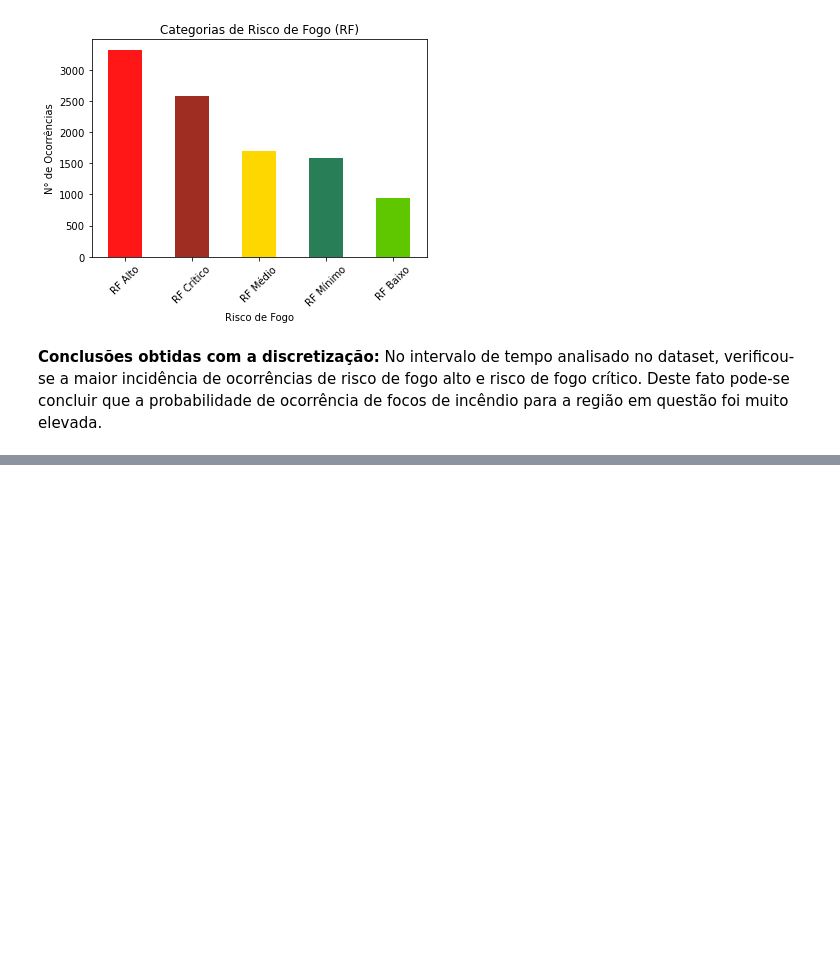
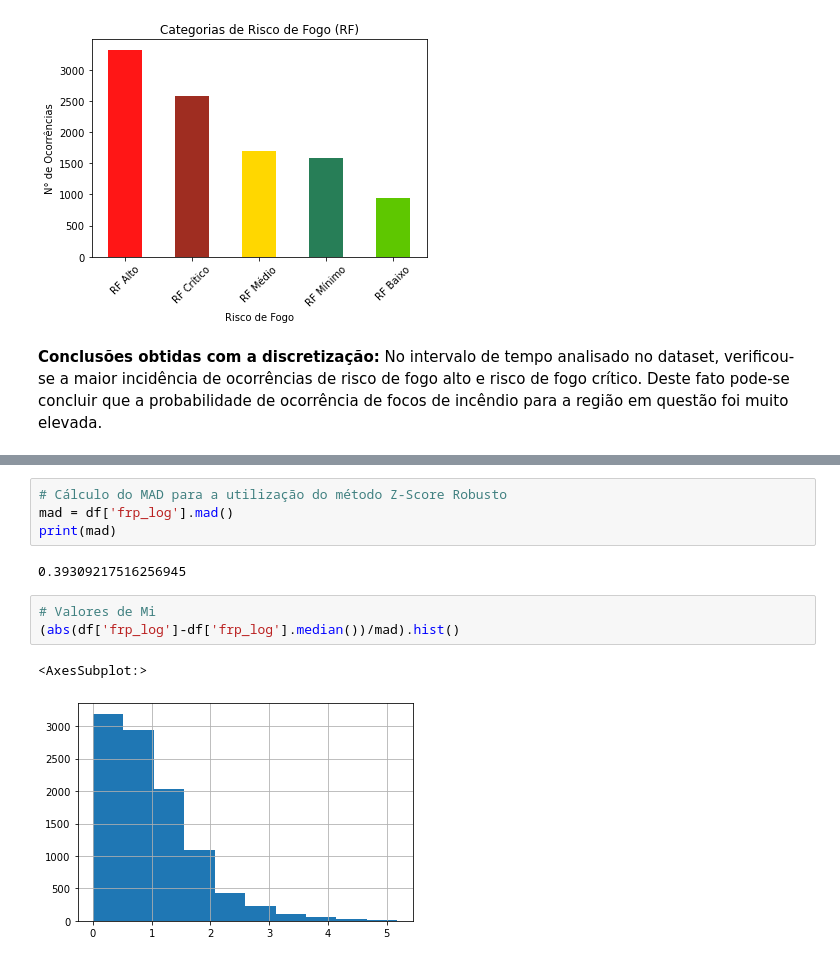
Before and after one commit to wanderson-r-marques/projeto-intro-analise-dados, a Jupyter notebook: projeto-intro-analise-dados.ipynb, the cells around one changed output, grey strips where cells are left out. Drawn from its saved outputs; the diff is of its cells as text; blank space fills up the shorter version.

```diff
--- a/projeto-intro-analise-dados.ipynb
+++ b/projeto-intro-analise-dados.ipynb
@@ -181,0 +269,12 @@ plt.show()
+# %%
+# Cálculo do MAD para a utilização do método Z-Score Robusto
+mad = df['frp_log'].mad()
+print(mad)
+# %% [output]
+0.39309217516256945
+# %%
+# Valores de Mi
+(abs(df['frp_log']-df['frp_log'].median())/mad).hist()
+# %% [output]
+<AxesSubplot:>
+[figure, added]
```
Also changed, not shown: parts of 14 cells of this notebook, 1 other file.
